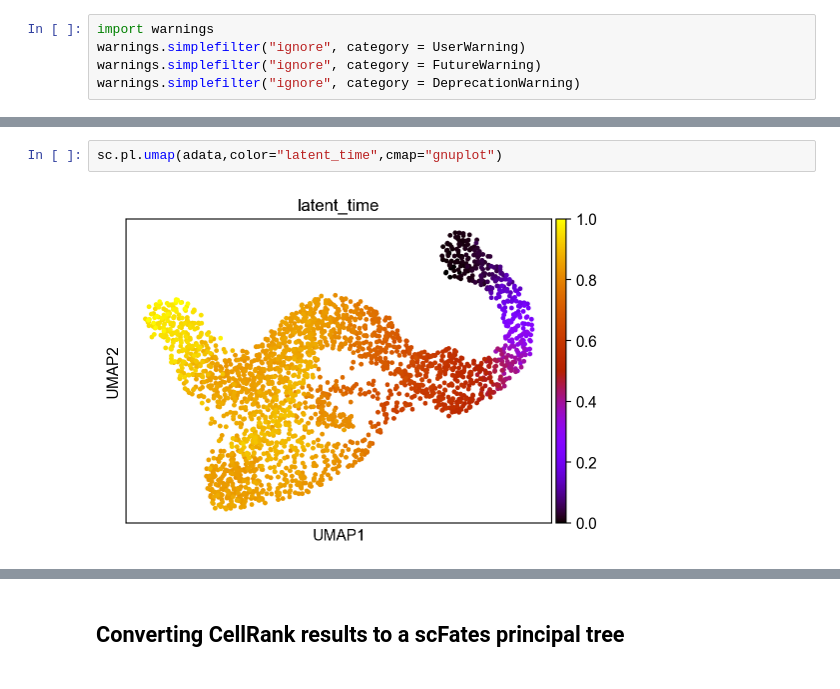
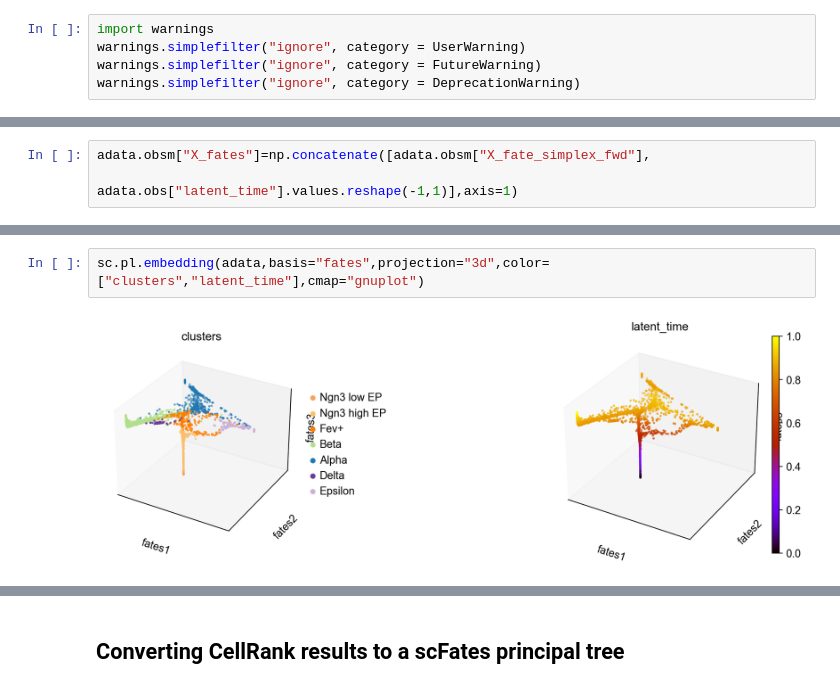
Before and after one commit to LouisFaure/scFates, a Jupyter notebook: docs/notebooks/Conversion_from_CellRank_pipeline.ipynb, the cells around one changed output, grey strips where cells are left out. Drawn from its saved outputs; the diff is of its cells as text.

```diff
--- a/docs/notebooks/Convertion_from_CellRank_pipeline.ipynb
+++ b/docs/notebooks/Conversion_from_CellRank_pipeline.ipynb
@@ -88,0 +114,3 @@ cr.pl.lineages(adata)
+# %%
+adata.obsm["X_fates"]=np.concatenate([adata.obsm["X_fate_simplex_fwd"],
+                                          adata.obs["latent_time"].values.reshape(-1,1)],axis=1)
@@ -89,4 +127,4 @@ cr.pl.lineages(adata)
 # %%
-sc.pl.umap(adata,color="latent_time",cmap="gnuplot")
+sc.pl.embedding(adata,basis="fates",projection="3d",color=["clusters","latent_time"],cmap="gnuplot")
 # %% [output]
-[figure, old version]
+[figure, new version]
```
Also changed, not shown: parts of 16 cells of this notebook, 1 other file.
